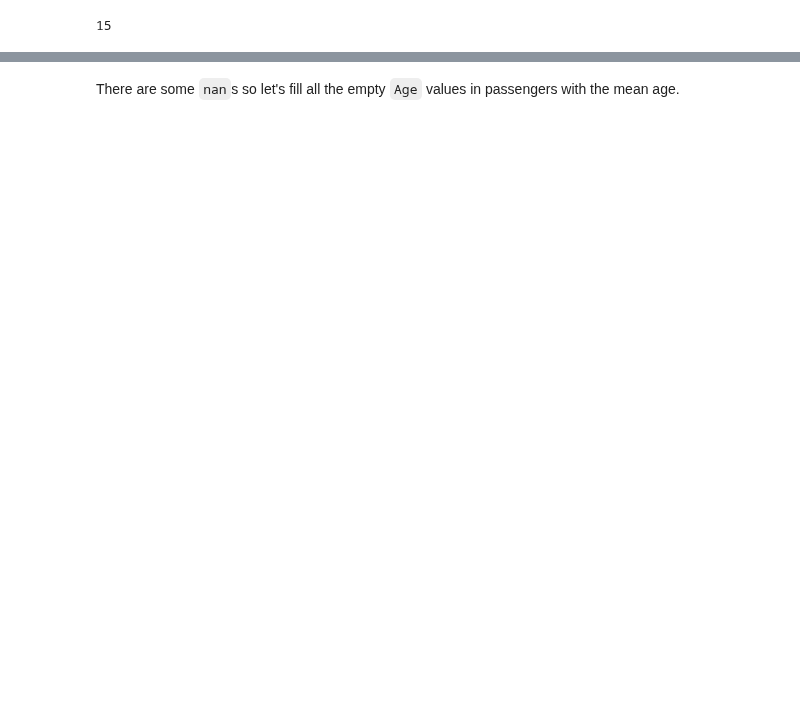
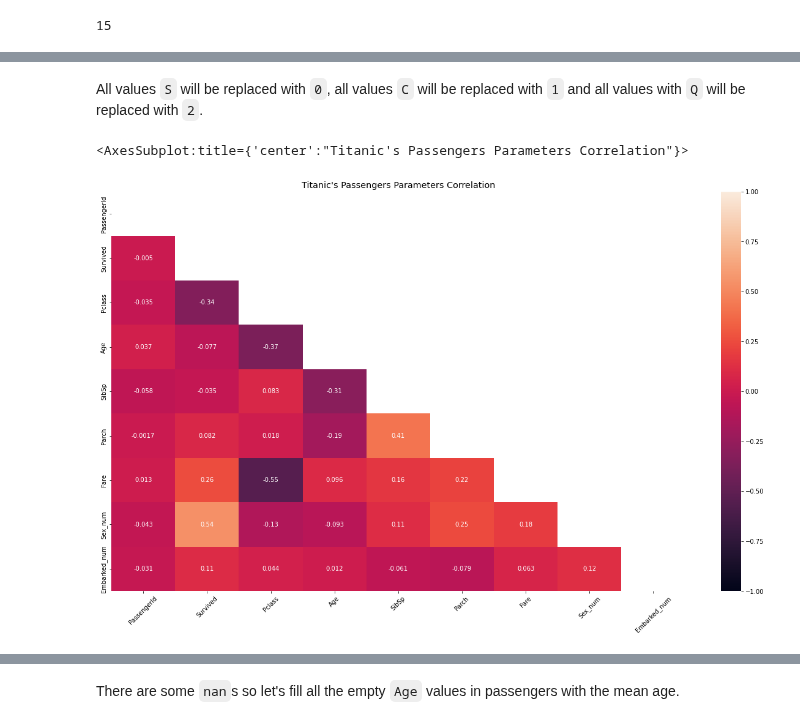
Before and after one commit to jadidaniel/jupyter-notebooks, a Jupyter notebook: ml/suprvised_learning/logistic_regression/logistic_regression_titanic.ipynb, the cells around one changed output, grey strips where cells are left out. Drawn from its saved outputs; the diff is of its cells as text; code cells hidden in the pictures; blank space fills up the shorter version.

```diff
--- a/ml/suprvised_learning/logistic_regression/logistic_regression_titanic.ipynb
+++ b/ml/suprvised_learning/logistic_regression/logistic_regression_titanic.ipynb
@@ -155,3 +156,5 @@ Given the saying: "Women and children first", `Sex` and `Age` seem like good fea
 # %%
 # Update sex column to numerical
 passengers['Sex_num'] = passengers.Sex.map({'female': 1, 'male': 0})
+# %% [markdown]
+All values `S` will be replaced with `0`, all values `C` will be replaced with `1` and all values with `Q` will be replaced with `2`.
@@ -157,0 +163,19 @@ passengers['Sex_num'] = passengers.Sex.map({'female': 1, 'male': 0})
+# %%
+def visualise_heatmap(dataset_corr, corr_objects):
+    # Prepare figure
+    plt.figure(figsize = (21,12))
+
+    # Draw heatmap as triangle
+    mask = np.triu(np.ones_like(dataset_corr, dtype=bool))
+    # Add descriptions
+    plt.title(corr_objects, fontsize= 'x-large')
+    plt.xticks(rotation=45)
+
+    # Plot heatmap
+    heatmap = sns.heatmap(dataset_corr, annot=True, vmax=1, vmin=-1, cmap='rocket', mask=mask)
+    return heatmap
+
+visualise_heatmap(passengers.corr(), 'Titanic\'s Passengers Parameters Correlation')
+# %% [output]
+<AxesSubplot:title={'center':"Titanic's Passengers Parameters Correlation"}>
+[figure, added]
```
Also changed, not shown: parts of 54 cells of this notebook, 1 other file.
